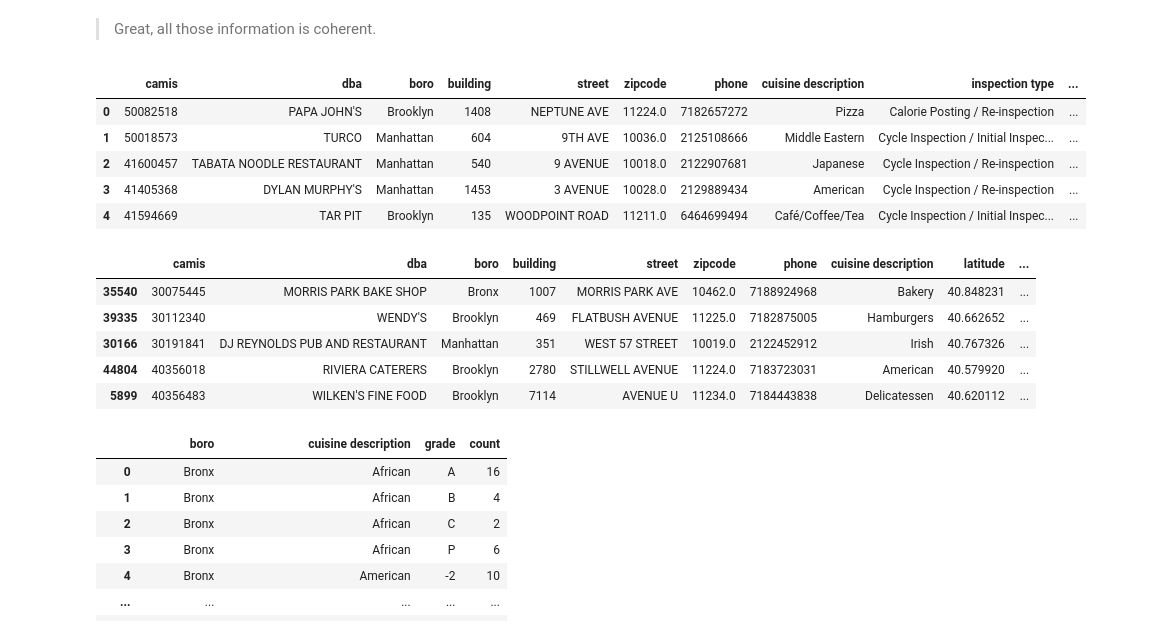
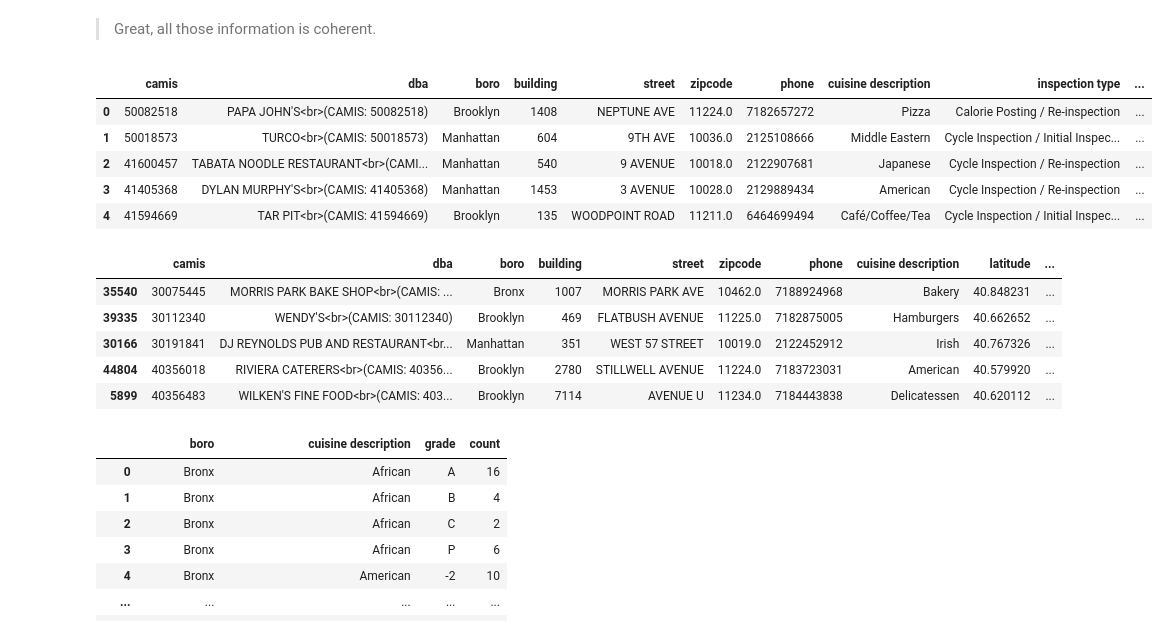
Before and after one commit to flizhou/NYC_restaurant_inspection_map, a Jupyter notebook: scripts/eda.ipynb, the cells around one changed output. Drawn from its saved outputs; the diff is of its cells as text; code cells hidden in the pictures.

Commit message:
Selected restaurants with names + camis instead of camis close #13 and removed resaurants without boro or dba info close #14

```diff
--- a/scripts/eda.ipynb
+++ b/scripts/eda.ipynb
@@ -349,3 +347,7 @@ isp_data = isp_data[isp_data.boro != '0']
+# %%
+# remove observations without dba or boro info
+isp_data = isp_data[isp_data.dba != '-2']
+isp_data = isp_data[isp_data.boro != '0']
 # %%
 # # replace cuisine description with code
 # code_to_cuisine = dict(zip(range(len(set(isp_data['cuisine description']))), set(isp_data['cuisine description'])))
@@ -383,14 +385,15 @@ for item in set(isp_data['violation description']):
 isp_data['violation description'] = isp_data['violation description'].replace(violations)
 # %%
 isp_data['camis'] = isp_data['camis'].astype(str)
+isp_data['dba'] = isp_data.dba + '<br>(CAMIS: ' + isp_data.camis + ')'
 isp_data.head()
 # %% [output]
 |  | camis | dba | boro | building | street | zipcode | phone | cuisine description | inspection type | ... |
-| 0 | 50082518 | PAPA JOHN'S | Brooklyn | 1408 | NEPTUNE AVE | 11224.0 | 7182657272 | Pizza | Calorie Posting / Re-inspection | ... |
-| 1 | 50018573 | TURCO | Manhattan | 604 | 9TH AVE | 10036.0 | 2125108666 | Middle Eastern | Cycle Inspection / Initial Inspec... | ... |
-| 2 | 41600457 | TABATA NOODLE RESTAURANT | Manhattan | 540 | 9 AVENUE | 10018.0 | 2122907681 | Japanese | Cycle Inspection / Re-inspection | ... |
-| 3 | 41405368 | DYLAN MURPHY'S | Manhattan | 1453 | 3 AVENUE | 10028.0 | 2129889434 | American | Cycle Inspection / Re-inspection | ... |
-| 4 | 41594669 | TAR PIT | Brooklyn | 135 | WOODPOINT ROAD | 11211.0 | 6464699494 | Café/Coffee/Tea | Cycle Inspection / Initial Inspec... | ... |
+| 0 | 50082518 | PAPA JOHN'S<br>(CAMIS: 50082518) | Brooklyn | 1408 | NEPTUNE AVE | 11224.0 | 7182657272 | Pizza | Calorie Posting / Re-inspection | ... |
+| 1 | 50018573 | TURCO<br>(CAMIS: 50018573) | Manhattan | 604 | 9TH AVE | 10036.0 | 2125108666 | Middle Eastern | Cycle Inspection / Initial Inspec... | ... |
+| 2 | 41600457 | TABATA NOODLE RESTAURANT<br>(CAMI... | Manhattan | 540 | 9 AVENUE | 10018.0 | 2122907681 | Japanese | Cycle Inspection / Re-inspection | ... |
+| 3 | 41405368 | DYLAN MURPHY'S<br>(CAMIS: 41405368) | Manhattan | 1453 | 3 AVENUE | 10028.0 | 2129889434 | American | Cycle Inspection / Re-inspection | ... |
+| 4 | 41594669 | TAR PIT<br>(CAMIS: 41594669) | Brooklyn | 135 | WOODPOINT ROAD | 11211.0 | 6464699494 | Café/Coffee/Tea | Cycle Inspection / Initial Inspec... | ... |
 # %%
 # save restaurant information
 rst_info = isp_data[['camis', 'dba', 'boro', 'building',
@@ -402,11 +405,11 @@ rst_info['current_grade'] = isp_data.sort_values(['camis', 'inspection date']).g
 rst_info.head()
 # %% [output]
 |  | camis | dba | boro | building | street | zipcode | phone | cuisine description | latitude | ... |
-| 35540 | 30075445 | MORRIS PARK BAKE SHOP | Bronx | 1007 | MORRIS PARK AVE | 10462.0 | 7188924968 | Bakery | 40.848231 | ... |
-| 39335 | 30112340 | WENDY'S | Brooklyn | 469 | FLATBUSH AVENUE | 11225.0 | 7182875005 | Hamburgers | 40.662652 | ... |
-| 30166 | 30191841 | DJ REYNOLDS PUB AND RESTAURANT | Manhattan | 351 | WEST 57 STREET | 10019.0 | 2122452912 | Irish | 40.767326 | ... |
-| 44804 | 40356018 | RIVIERA CATERERS | Brooklyn | 2780 | STILLWELL AVENUE | 11224.0 | 7183723031 | American | 40.579920 | ... |
-| 5899 | 40356483 | WILKEN'S FINE FOOD | Brooklyn | 7114 | AVENUE U | 11234.0 | 7184443838 | Delicatessen | 40.620112 | ... |
+| 35540 | 30075445 | MORRIS PARK BAKE SHOP<br>(CAMIS: ... | Bronx | 1007 | MORRIS PARK AVE | 10462.0 | 7188924968 | Bakery | 40.848231 | ... |
+| 39335 | 30112340 | WENDY'S<br>(CAMIS: 30112340) | Brooklyn | 469 | FLATBUSH AVENUE | 11225.0 | 7182875005 | Hamburgers | 40.662652 | ... |
+| 30166 | 30191841 | DJ REYNOLDS PUB AND RESTAURANT<br... | Manhattan | 351 | WEST 57 STREET | 10019.0 | 2122452912 | Irish | 40.767326 | ... |
+| 44804 | 40356018 | RIVIERA CATERERS<br>(CAMIS: 40356... | Brooklyn | 2780 | STILLWELL AVENUE | 11224.0 | 7183723031 | American | 40.579920 | ... |
+| 5899 | 40356483 | WILKEN'S FINE FOOD<br>(CAMIS: 403... | Brooklyn | 7114 | AVENUE U | 11234.0 | 7184443838 | Delicatessen | 40.620112 | ... |
 # %%
 rst_info.to_pickle('../data/clean_data/nyc_restaurants_info.pkl')
 # %%
```
Also changed, not shown: parts of 3 cells of this notebook, 3 other files.
